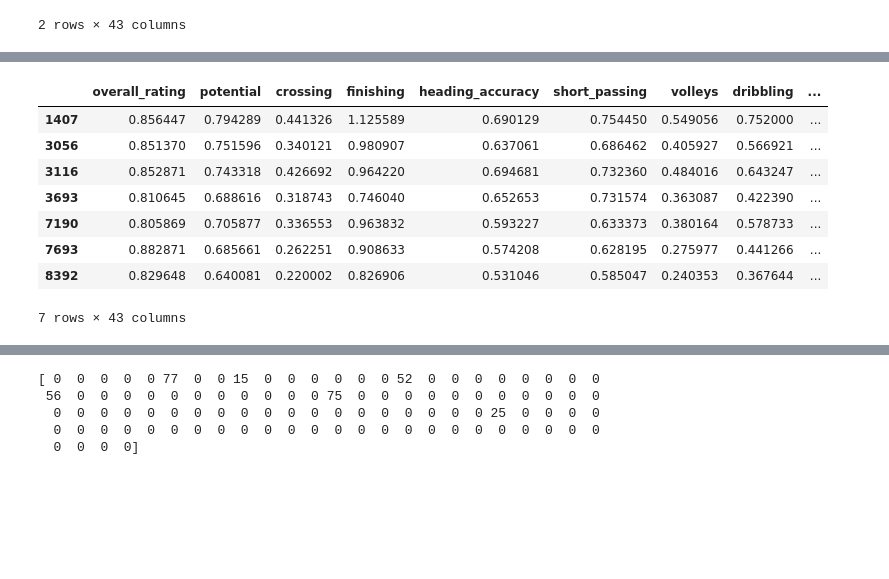
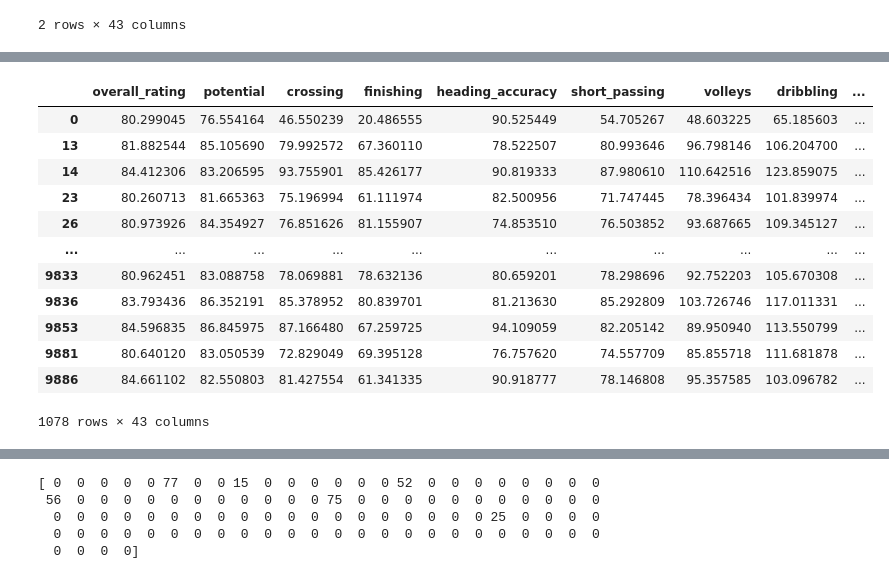
Before and after one commit to DerNiccoo/TensorFlow-training, a Jupyter notebook: 5.3 GAN Soccer.ipynb, the cells around one changed output, grey strips where cells are left out. Cells and saved outputs as stored; diff of their text form; code cells hidden in the pictures; blank space fills up the shorter version.

```diff
--- a/5.3 GAN Soccer.ipynb
+++ b/5.3 GAN Soccer.ipynb
@@ -447,3 +429,10 @@ normalized_train_df = (train_df - train_df.min()) / (train_df.max() - train_df.m
+# %%
+from sklearn import preprocessing
+
+x = train_df.values #returns a numpy array
+min_max_scaler = preprocessing.MinMaxScaler()
+x_scaled = min_max_scaler.fit_transform(x)
+normalized_train_df = pd.DataFrame(x_scaled)
 # %%
 BUFFER_SIZE = 9907
 BATCH_SIZE = 256
@@ -457,6 +446,7 @@ Time for epoch 1000 is 0.13685965538024902 sec
 noise = tf.random.normal([9907, 100])
 
 generated_data = generator(noise, training=False)
+generated_data = min_max_scaler.inverse_transform(generated_data)
 # %%
 gan_df = pd.DataFrame(data=generated_data, columns=column_names).astype("float")
 # %%
@@ -509,13 +482,17 @@ daf_df
 # %%
-gan_df[gan_df.overall_rating > 0.8]
+gan_df[gan_df.overall_rating > 80]
 # %% [output]
 |  | overall_rating | potential | crossing | finishing | heading_accuracy | short_passing | volleys | dribbling | ... |
-| 1407 | 0.856447 | 0.794289 | 0.441326 | 1.125589 | 0.690129 | 0.754450 | 0.549056 | 0.752000 | ... |
-| 3056 | 0.851370 | 0.751596 | 0.340121 | 0.980907 | 0.637061 | 0.686462 | 0.405927 | 0.566921 | ... |
-| 3116 | 0.852871 | 0.743318 | 0.426692 | 0.964220 | 0.694681 | 0.732360 | 0.484016 | 0.643247 | ... |
-| 3693 | 0.810645 | 0.688616 | 0.318743 | 0.746040 | 0.652653 | 0.731574 | 0.363087 | 0.422390 | ... |
-| 7190 | 0.805869 | 0.705877 | 0.336553 | 0.963832 | 0.593227 | 0.633373 | 0.380164 | 0.578733 | ... |
-| 7693 | 0.882871 | 0.685661 | 0.262251 | 0.908633 | 0.574208 | 0.628195 | 0.275977 | 0.441266 | ... |
-| 8392 | 0.829648 | 0.640081 | 0.220002 | 0.826906 | 0.531046 | 0.585047 | 0.240353 | 0.367644 | ... |
+| 0 | 80.299045 | 76.554164 | 46.550239 | 20.486555 | 90.525449 | 54.705267 | 48.603225 | 65.185603 | ... |
+| 13 | 81.882544 | 85.105690 | 79.992572 | 67.360110 | 78.522507 | 80.993646 | 96.798146 | 106.204700 | ... |
+| 14 | 84.412306 | 83.206595 | 93.755901 | 85.426177 | 90.819333 | 87.980610 | 110.642516 | 123.859075 | ... |
+| 23 | 80.260713 | 81.665363 | 75.196994 | 61.111974 | 82.500956 | 71.747445 | 78.396434 | 101.839974 | ... |
+| 26 | 80.973926 | 84.354927 | 76.851626 | 81.155907 | 74.853510 | 76.503852 | 93.687665 | 109.345127 | ... |
+| ... | ... | ... | ... | ... | ... | ... | ... | ... | ... |
+| 9833 | 80.962451 | 83.088758 | 78.069881 | 78.632136 | 80.659201 | 78.298696 | 92.752203 | 105.670308 | ... |
+| 9836 | 83.793436 | 86.352191 | 85.378952 | 80.839701 | 81.213630 | 85.292809 | 103.726746 | 117.011331 | ... |
+| 9853 | 84.596835 | 86.845975 | 87.166480 | 67.259725 | 94.109059 | 82.205142 | 89.950940 | 113.550799 | ... |
+| 9881 | 80.640120 | 83.050539 | 72.829049 | 69.395128 | 76.757620 | 74.557709 | 85.855718 | 111.681878 | ... |
+| 9886 | 84.661102 | 82.550803 | 81.427554 | 61.341335 | 90.918777 | 78.146808 | 95.357585 | 103.096782 | ... |
-7 rows × 43 columns
+1078 rows × 43 columns
 # %%
```
Also changed, not shown: parts of 25 cells of this notebook.
